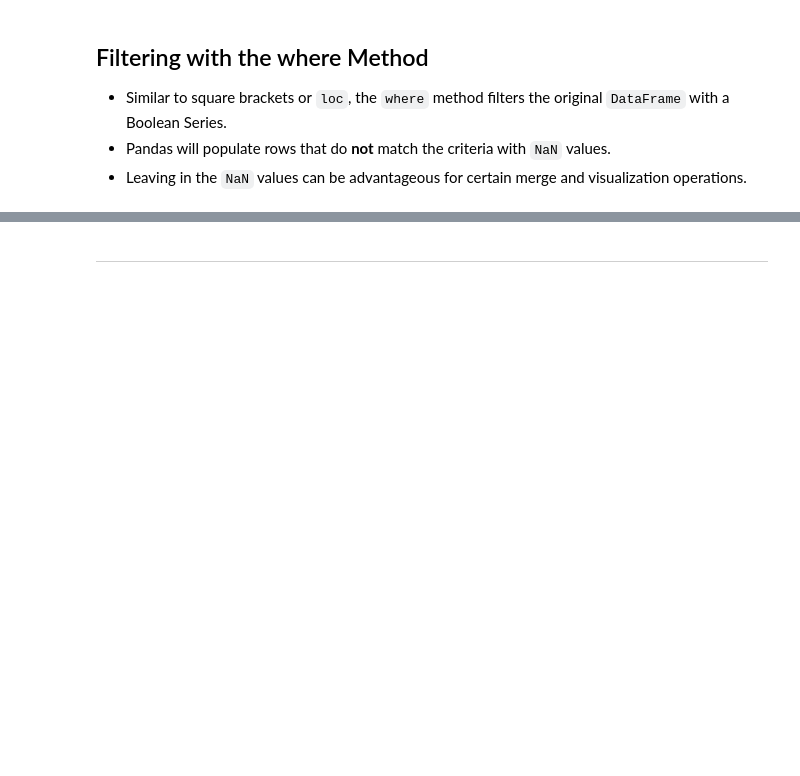
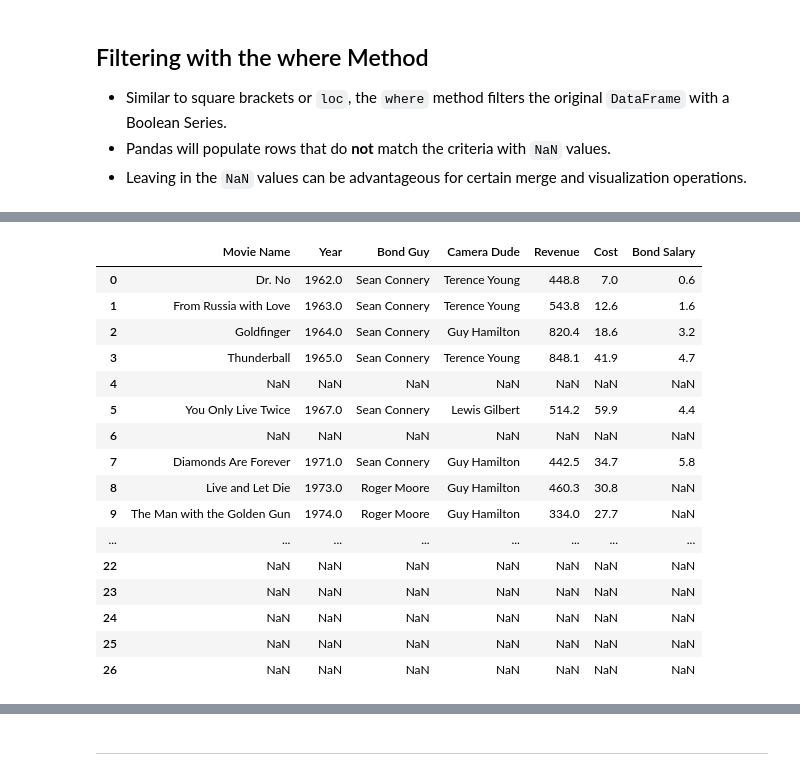
Before and after one commit to Corvus-JSDev/Pandas-projects, a Jupyter notebook: 06-DataFrames_III__Data Extraction.ipynb, the cells around one changed output, grey strips where cells are left out. Saved outputs shown, nothing was run; the diff lists cells and outputs as text; code cells hidden in the pictures; blank space fills up the shorter version.

```diff
--- a/06-DataFrames_III__Data Extraction.ipynb
+++ b/06-DataFrames_III__Data Extraction.ipynb
@@ -246,0 +469,21 @@ Name: GoldenEye, dtype: object
+# %%
+# Multi OR arg
+jb.where( (jb['Camera Dude'] == 'Guy Hamilton') | (jb['Bond Guy'] == 'Sean Connery') )
+# %% [output]
+|  | Movie Name | Year | Bond Guy | Camera Dude | Revenue | Cost | Bond Salary |
+| 0 | Dr. No | 1962.0 | Sean Connery | Terence Young | 448.8 | 7.0 | 0.6 |
+| 1 | From Russia with Love | 1963.0 | Sean Connery | Terence Young | 543.8 | 12.6 | 1.6 |
+| 2 | Goldfinger | 1964.0 | Sean Connery | Guy Hamilton | 820.4 | 18.6 | 3.2 |
+| 3 | Thunderball | 1965.0 | Sean Connery | Terence Young | 848.1 | 41.9 | 4.7 |
+| 4 | NaN | NaN | NaN | NaN | NaN | NaN | NaN |
+| 5 | You Only Live Twice | 1967.0 | Sean Connery | Lewis Gilbert | 514.2 | 59.9 | 4.4 |
+| 6 | NaN | NaN | NaN | NaN | NaN | NaN | NaN |
+| 7 | Diamonds Are Forever | 1971.0 | Sean Connery | Guy Hamilton | 442.5 | 34.7 | 5.8 |
+| 8 | Live and Let Die | 1973.0 | Roger Moore | Guy Hamilton | 460.3 | 30.8 | NaN |
+| 9 | The Man with the Golden Gun | 1974.0 | Roger Moore | Guy Hamilton | 334.0 | 27.7 | NaN |
+| ... | ... | ... | ... | ... | ... | ... | ... |
+| 22 | NaN | NaN | NaN | NaN | NaN | NaN | NaN |
+| 23 | NaN | NaN | NaN | NaN | NaN | NaN | NaN |
+| 24 | NaN | NaN | NaN | NaN | NaN | NaN | NaN |
+| 25 | NaN | NaN | NaN | NaN | NaN | NaN | NaN |
+| 26 | NaN | NaN | NaN | NaN | NaN | NaN | NaN |
```
Also changed, not shown: parts of 27 cells of this notebook.
